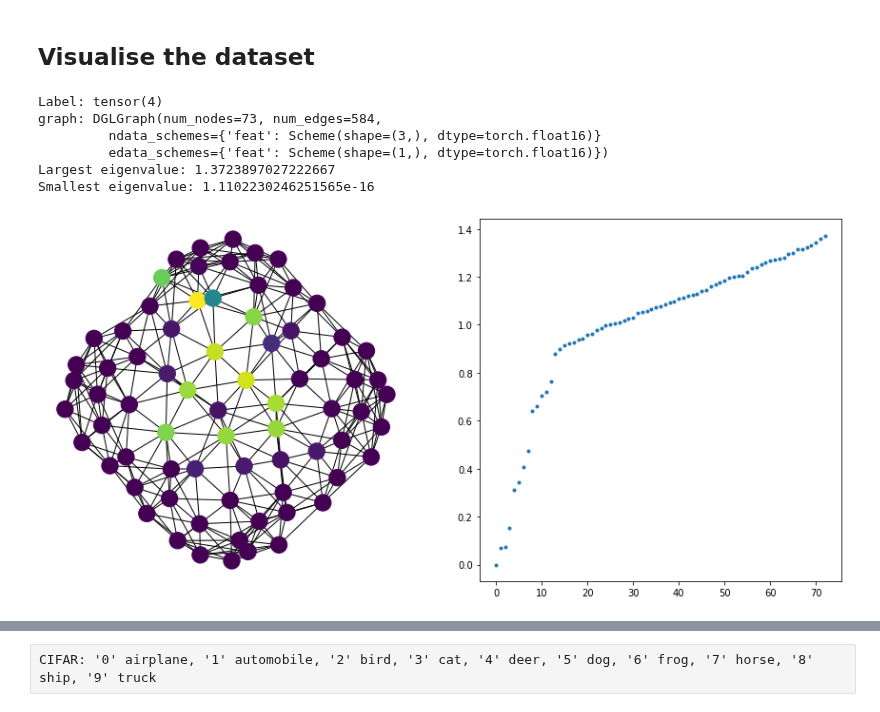
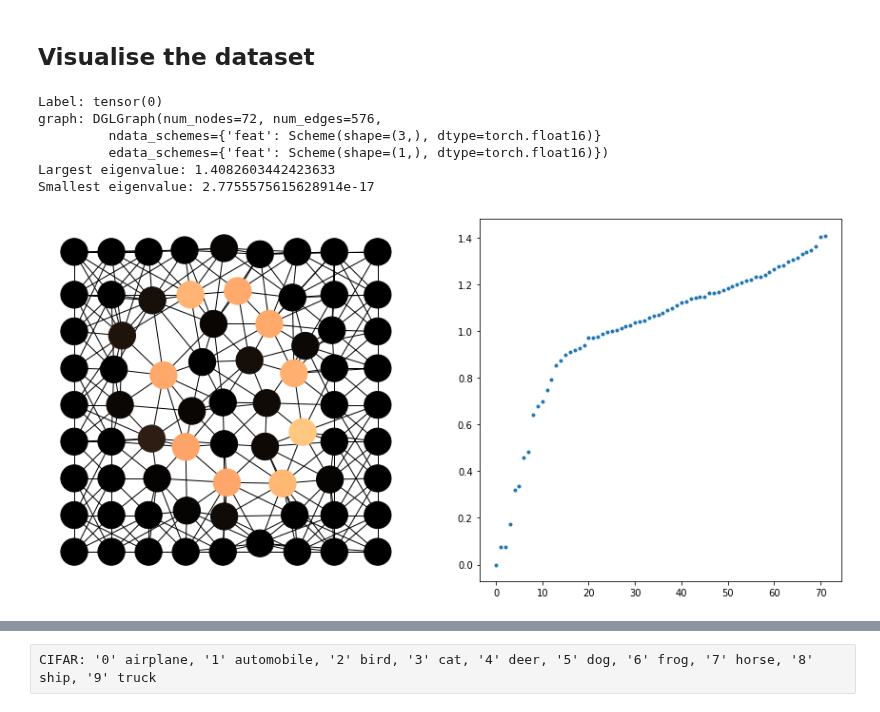
Before and after one commit to Axeln78/SpectralDGL, a Jupyter notebook: Superpix/training.ipynb, the cells around one changed output, grey strips where cells are left out. Cells and saved outputs as stored; diff of their text form; code cells hidden in the pictures.

```diff
--- a/Superpix/training.ipynb
+++ b/Superpix/training.ipynb
@@ -48,23 +48,28 @@ train, test, val sizes : 55000 10000 5000
 # %%
 import networkx as nx
 import random
 from ninja import GeigplotL
 plt.figure(figsize=(15,7))
 
 plt.subplot(121)
 g_demo, l_demo = trainset[random.randrange(45000)]
-nx.draw_kamada_kawai(g_demo.to_networkx().to_undirected(),node_color=g_demo.ndata['feat'][:,0])
+nx.draw(g_demo.to_networkx().to_undirected(),
+        node_color=g_demo.ndata['feat'][:,0],
+        pos = g_demo.ndata['feat'][:,1:3].numpy(),
+        node_size=800,
+        cmap='copper' )
+
 print('Label:',l_demo)
 print('graph:',g_demo)
 
 plt.subplot(122)
 GeigplotL(g_demo)
 plt.show()
 # %% [output]
-Label: tensor(4)
-graph: DGLGraph(num_nodes=73, num_edges=584,
+Label: tensor(0)
+graph: DGLGraph(num_nodes=72, num_edges=576,
          ndata_schemes={'feat': Scheme(shape=(3,), dtype=torch.float16)}
          edata_schemes={'feat': Scheme(shape=(1,), dtype=torch.float16)})
-Largest eigenvalue: 1.3723897027222667
-Smallest eigenvalue: 1.1102230246251565e-16
+Largest eigenvalue: 1.4082603442423633
+Smallest eigenvalue: 2.7755575615628914e-17
-[figure, old version]
+[figure, new version]
```
Also changed, not shown: parts of 13 cells of this notebook.
